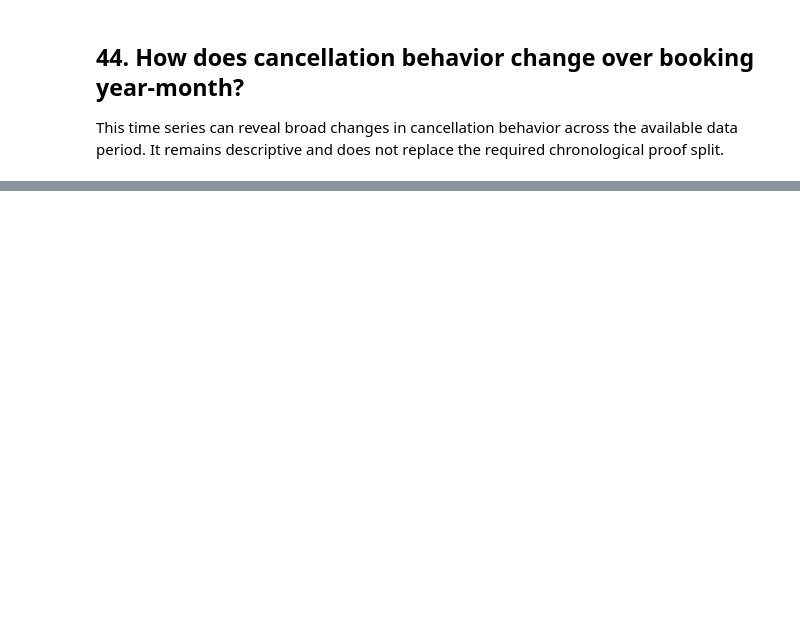
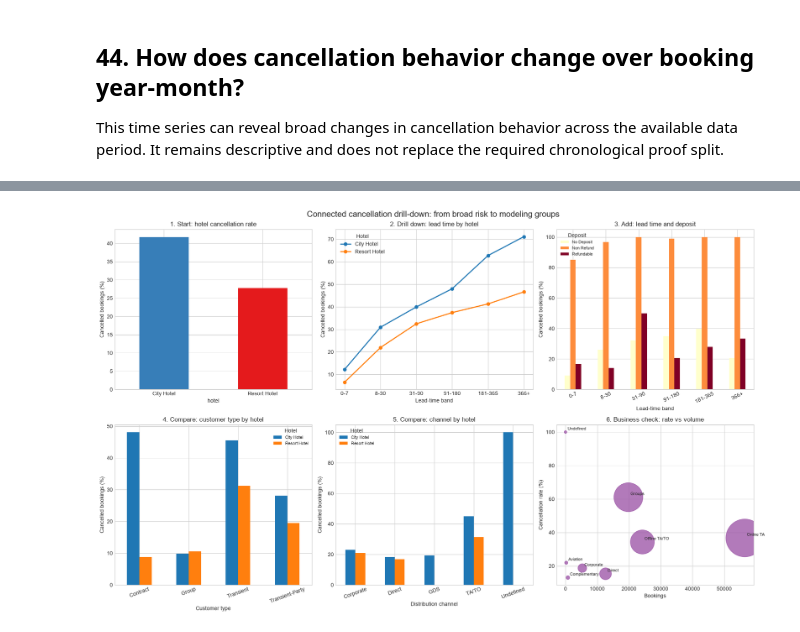
Before and after one commit to hashincludeaayush/Project_Oversell_IITGN, a Jupyter notebook: notebooks/04_exploratory_insights.ipynb, the cells around one changed output, grey strips where cells are left out. Cells and saved outputs as stored; diff of their text form; code cells hidden in the pictures; blank space fills up the shorter version.

Commit message:
added EDA hypothesis for experiments and modeling

```diff
--- a/notebooks/04_exploratory_insights.ipynb
+++ b/notebooks/04_exploratory_insights.ipynb
@@ -1384,0 +1487,49 @@ These cancellation-focused analyses separate cancellation rate from cancellation
+# %%
+hotel_drilldown = bookings.groupby("hotel")["is_canceled"].agg(bookings="size", cancelled="sum", cancellation_rate="mean")
+hotel_drilldown["cancellation_rate_pct"] = hotel_drilldown["cancellation_rate"] * 100
+
+fig, axes = plt.subplots(2, 3, figsize=(18, 11))
+hotel_drilldown["cancellation_rate_pct"].plot.bar(ax=axes[0, 0], color=["#377eb8", "#e41a1c"])
+axes[0, 0].set_title("1. Start: hotel cancellation rate")
+axes[0, 0].set_ylabel("Cancelled bookings (%)")
+axes[0, 0].tick_params(axis="x", rotation=0)
+
+lead_hotel_summary["cancellation_rate_pct"].unstack().plot(ax=axes[0, 1], marker="o", linewidth=2)
+axes[0, 1].set_title("2. Drill down: lead time by hotel")
+axes[0, 1].set_xlabel("Lead-time band")
+axes[0, 1].set_ylabel("Cancelled bookings (%)")
+axes[0, 1].legend(title="Hotel")
+
+lead_deposit_rates.plot.bar(ax=axes[0, 2], colormap="YlOrRd")
+axes[0, 2].set_title("3. Add: lead time and deposit")
+axes[0, 2].set_xlabel("Lead-time band")
+axes[0, 2].set_ylabel("Cancelled bookings (%)")
+axes[0, 2].tick_params(axis="x", rotation=25)
+axes[0, 2].legend(title="Deposit", fontsize=8)
+
+customer_hotel["cancellation_rate_pct"].unstack().plot.bar(ax=axes[1, 0])
+axes[1, 0].set_title("4. Compare: customer type by hotel")
+axes[1, 0].set_xlabel("Customer type")
+axes[1, 0].set_ylabel("Cancelled bookings (%)")
+axes[1, 0].tick_params(axis="x", rotation=20)
+axes[1, 0].legend(title="Hotel", fontsize=8)
+
+channel_hotel["cancellation_rate_pct"].unstack().plot.bar(ax=axes[1, 1])
+axes[1, 1].set_title("5. Compare: channel by hotel")
+axes[1, 1].set_xlabel("Distribution channel")
+axes[1, 1].set_ylabel("Cancelled bookings (%)")
+axes[1, 1].tick_params(axis="x", rotation=20)
+axes[1, 1].legend(title="Hotel", fontsize=8)
+
+axes[1, 2].scatter(volume_rate["bookings"], volume_rate["cancellation_rate_pct"], s=volume_rate["cancelled"] * 0.25 + 25, alpha=0.75, color="#984ea3")
+for label, row in volume_rate.iterrows():
+    axes[1, 2].annotate(label, (row["bookings"], row["cancellation_rate_pct"]), xytext=(4, 4), textcoords="offset points", fontsize=8)
+axes[1, 2].set_title("6. Business check: rate vs volume")
+axes[1, 2].set_xlabel("Bookings")
+axes[1, 2].set_ylabel("Cancellation rate (%)")
+
+fig.suptitle("Connected cancellation drill-down: from broad risk to modeling groups", fontsize=16)
+fig.tight_layout()
+plt.show()
+# %% [output]
+[figure, added]
```
Also changed, not shown: parts of 11 cells of this notebook.
